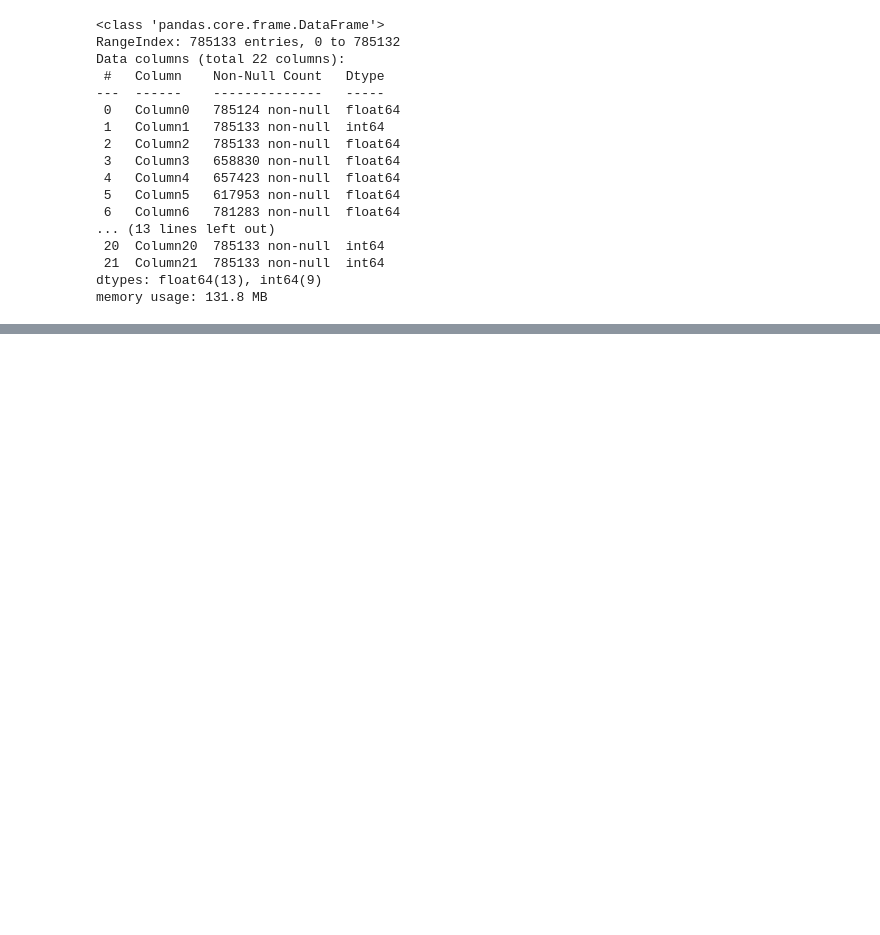
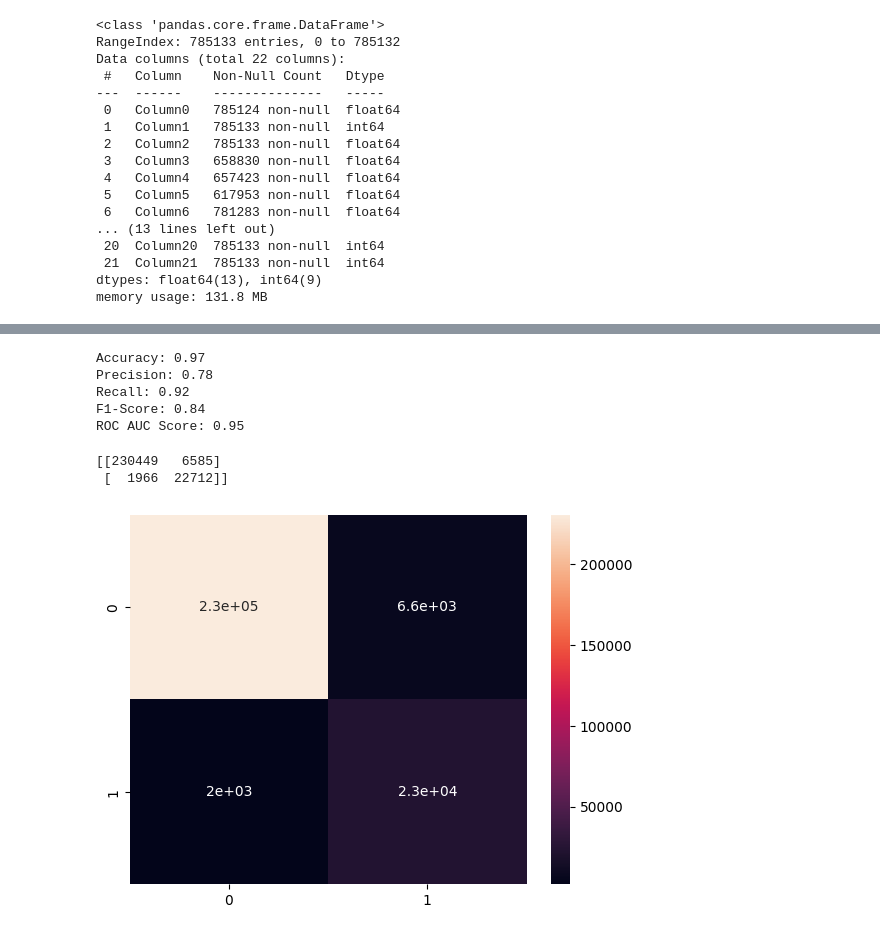
Before and after one commit to Saiteja2580/ML-Hackathon, a Jupyter notebook: Model_New.ipynb, the cells around one changed output, grey strips where cells are left out. Drawn from its saved outputs; the diff is of its cells as text; code cells hidden in the pictures; blank space fills up the shorter version.

```diff
--- a/Model_New.ipynb
+++ b/Model_New.ipynb
@@ -372,0 +389,11 @@ print(y_train.shape)
+# %%
+from sklearn.decomposition import PCA
+pca = PCA(n_components=2)
+uncor_cols_test = pca.fit_transform(data_scaled)
+
+variance = pca.explained_variance_ratio_
+variance
+
+uncor_cols_test = pd.DataFrame(uncor_cols_test,columns=['PCA_1','PCA_2'])
+
+uncor_cols_test.head()
@@ -372,0 +407,8 @@ print(y_train.shape)
+# %%
+x_test.reset_index(drop=True, inplace=True)
+uncor_cols_test.reset_index(drop=True, inplace=True)
+
+
+x_test.head()
+x_test = pd.concat([x_test,uncor_cols_test],axis=1)
+x_test.head()
@@ -392,0 +477,4 @@ Mean CV Accuracy: 0.9812656447756996
+# %%
+#building with Decision Forest algorithm
+from sklearn.tree import DecisionTreeClassifier
+model_random = DecisionTreeClassifier()
@@ -429,0 +520,18 @@ sns.heatmap(conf_matrix,annot=True)
+# %%
+model_random.fit(x_train,y_train)
+y_pred_dtree = model_random.predict(x_test)
+metrics(y_pred=y_pred_dtree,y_test=y_test)
+# %% [output]
+Accuracy: 0.97
+Precision: 0.78
+Recall: 0.92
+F1-Score: 0.84
+ROC AUC Score: 0.95
+# %%
+conf_matrix = confusion_matrix(y_test,y_pred_dtree)
+sns.heatmap(conf_matrix,annot=True)
+print(conf_matrix)
+# %% [output]
+[[230449   6585]
+ [  1966  22712]]
+[figure, added]
```
Also changed, not shown: parts of 66 cells of this notebook, 8 other files.
